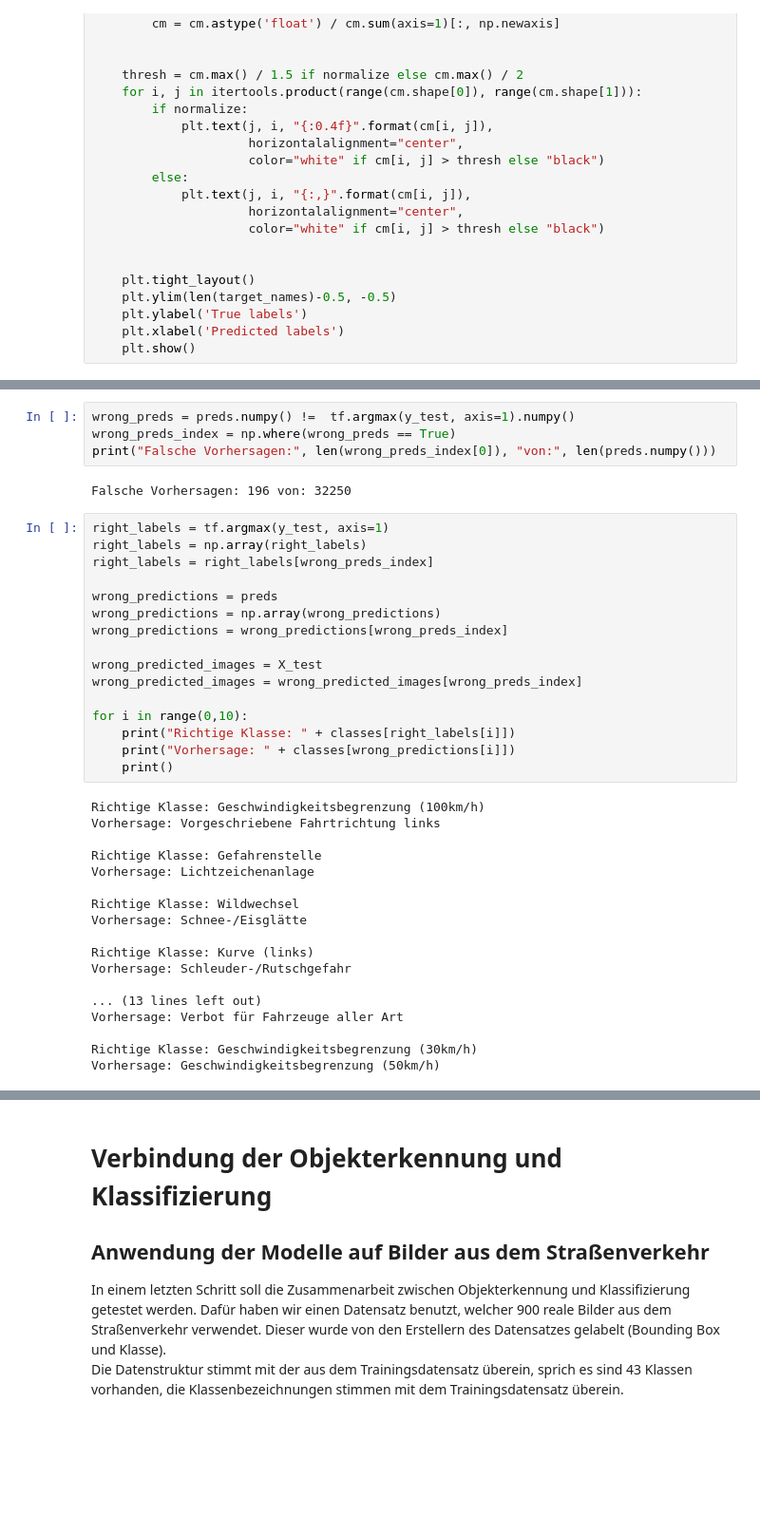
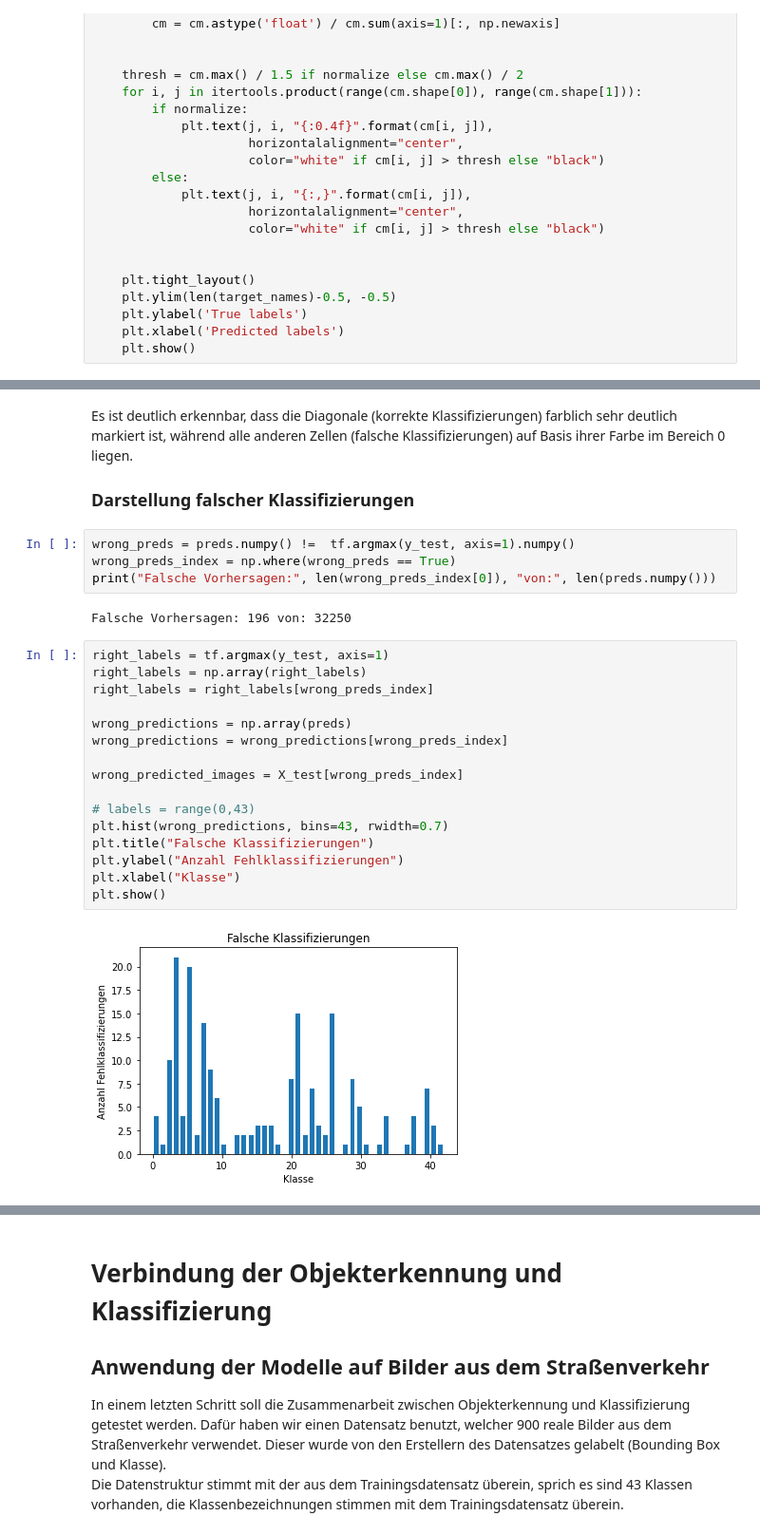
Before and after one commit to Na1k/ML-Lab_project, a Jupyter notebook: Aufgabe_D_Schilder.ipynb, the cells around one changed output, grey strips where cells are left out. Shown at 95% size. Drawn from its saved outputs; the diff is of its cells as text; blank space fills up the shorter version.

```diff
--- a/Aufgabe_D_Schilder.ipynb
+++ b/Aufgabe_D_Schilder.ipynb
@@ -1175,3 +1190,6 @@ plot_confusion_matrix(cm, tuple(classes))
+# %% [markdown]
+Es ist deutlich erkennbar, dass die Diagonale (korrekte Klassifizierungen) farblich sehr deutlich markiert ist, während alle anderen Zellen (falsche Klassifizierungen) auf Basis ihrer Farbe im Bereich 0 liegen.
+### Darstellung falscher Klassifizierungen
 # %%
 wrong_preds = preds.numpy() !=  tf.argmax(y_test, axis=1).numpy()
 wrong_preds_index = np.where(wrong_preds == True)
@@ -1181,34 +1199,18 @@ Falsche Vorhersagen: 196 von: 32250
 # %%
 right_labels = tf.argmax(y_test, axis=1)
 right_labels = np.array(right_labels)
 right_labels = right_labels[wrong_preds_index]
 
-wrong_predictions = preds
-wrong_predictions = np.array(wrong_predictions)
+wrong_predictions = np.array(preds)
 wrong_predictions = wrong_predictions[wrong_preds_index]
 
-wrong_predicted_images = X_test
-wrong_predicted_images = wrong_predicted_images[wrong_preds_index]
+wrong_predicted_images = X_test[wrong_preds_index]
 
-for i in range(0,10):
-    print("Richtige Klasse: " + classes[right_labels[i]])
-    print("Vorhersage: " + classes[wrong_predictions[i]])
-    print()
+# labels = range(0,43)
+plt.hist(wrong_predictions, bins=43, rwidth=0.7)
+plt.title("Falsche Klassifizierungen")
+plt.ylabel("Anzahl Fehlklassifizierungen")
+plt.xlabel("Klasse")
+plt.show()
 # %% [output]
-Richtige Klasse: Geschwindigkeitsbegrenzung (100km/h)
-Vorhersage: Vorgeschriebene Fahrtrichtung links
-
-Richtige Klasse: Gefahrenstelle
-Vorhersage: Lichtzeichenanlage
-
-Richtige Klasse: Wildwechsel
-Vorhersage: Schnee-/Eisglätte
-
-Richtige Klasse: Kurve (links)
-Vorhersage: Schleuder-/Rutschgefahr
-
-... (13 lines left out)
-Vorhersage: Verbot für Fahrzeuge aller Art
-
-Richtige Klasse: Geschwindigkeitsbegrenzung (30km/h)
-Vorhersage: Geschwindigkeitsbegrenzung (50km/h)
+[figure, added]
```
Also changed, not shown: parts of 32 cells of this notebook.
